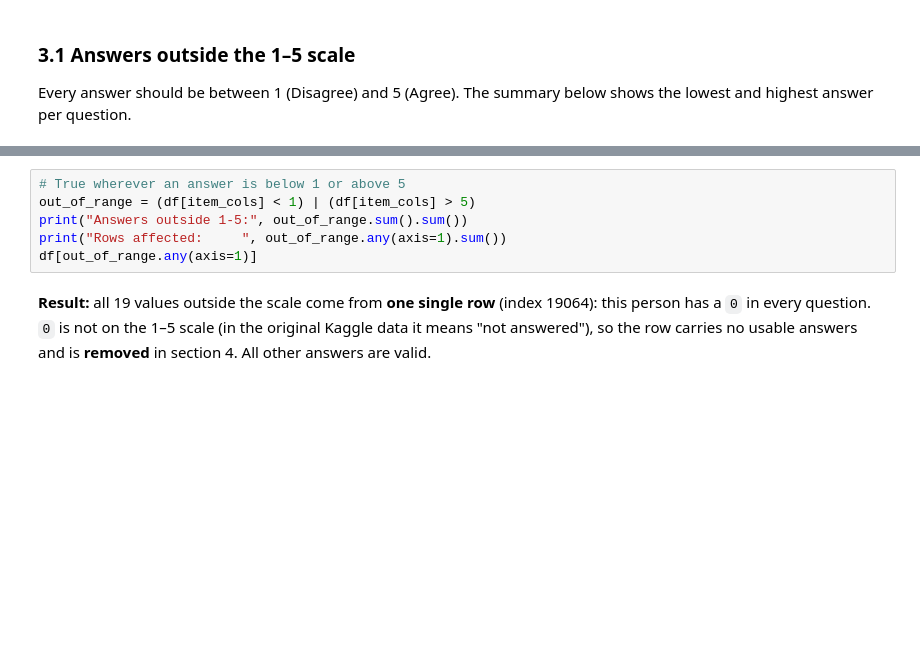
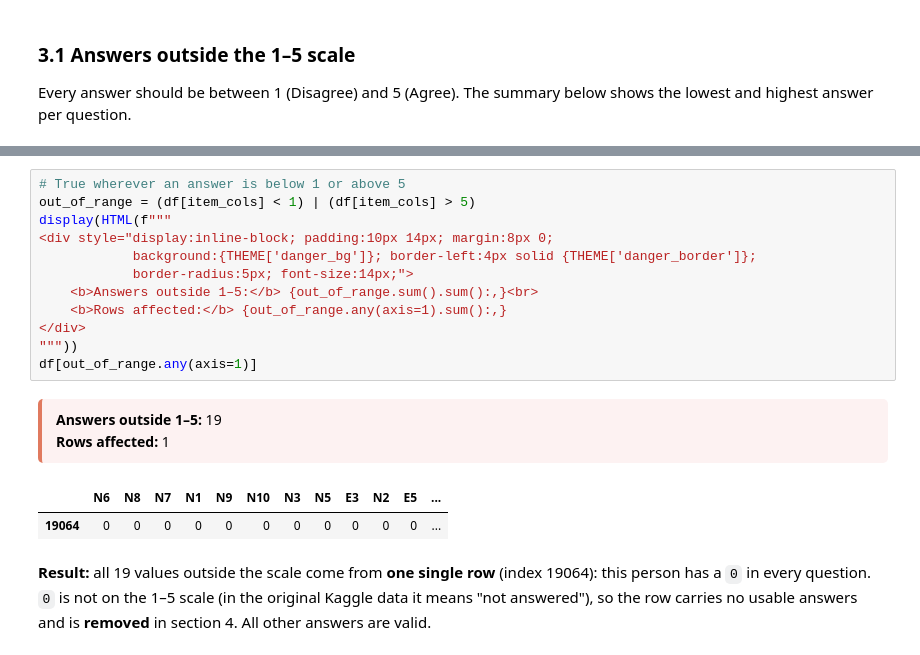
Before and after one commit to MaWeDu/big-five-personality, a Jupyter notebook: eda.ipynb, the cells around one changed output, grey strips where cells are left out. Drawn from its saved outputs; the diff is of its cells as text; blank space fills up the shorter version.

```diff
--- a/eda.ipynb
+++ b/eda.ipynb
@@ -349,9 +438,20 @@ df[item_cols].describe().T[["mean", "std", "min", "max"]].round(2)
 # %%
 # True wherever an answer is below 1 or above 5
 out_of_range = (df[item_cols] < 1) | (df[item_cols] > 5)
-print("Answers outside 1-5:", out_of_range.sum().sum())
-print("Rows affected:     ", out_of_range.any(axis=1).sum())
+display(HTML(f"""
+<div style="display:inline-block; padding:10px 14px; margin:8px 0;
+            background:{THEME['danger_bg']}; border-left:4px solid {THEME['danger_border']};
+            border-radius:5px; font-size:14px;">
+    <b>Answers outside 1–5:</b> {out_of_range.sum().sum():,}<br>
+    <b>Rows affected:</b> {out_of_range.any(axis=1).sum():,}
+</div>
+"""))
 df[out_of_range.any(axis=1)]
+# %% [output]
+Answers outside 1–5: 19
+Rows affected: 1
+|  | N6 | N8 | N7 | N1 | N9 | N10 | N3 | N5 | E3 | N2 | E5 | ... |
+| 19064 | 0 | 0 | 0 | 0 | 0 | 0 | 0 | 0 | 0 | 0 | 0 | ... |
 # %% [markdown]
 **Result:** all 19 values outside the scale come from **one single row** (index 19064): this person
 has a `0` in every question. `0` is not on the 1–5 scale (in the original Kaggle data it means
```
Also changed, not shown: parts of 16 cells of this notebook.
